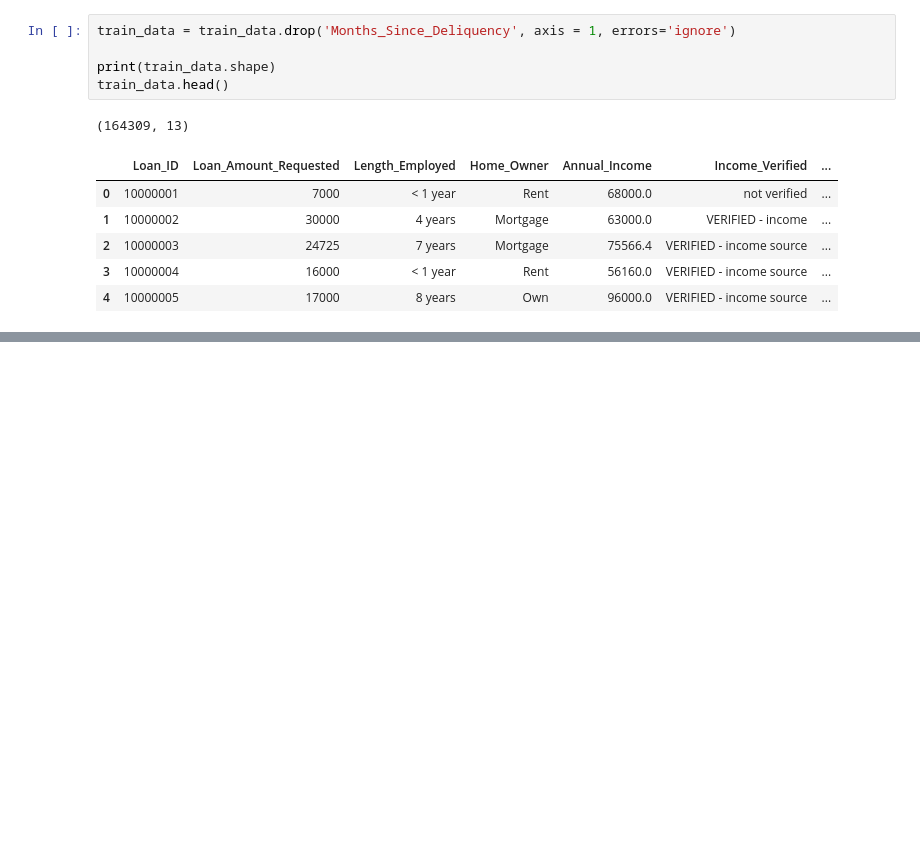
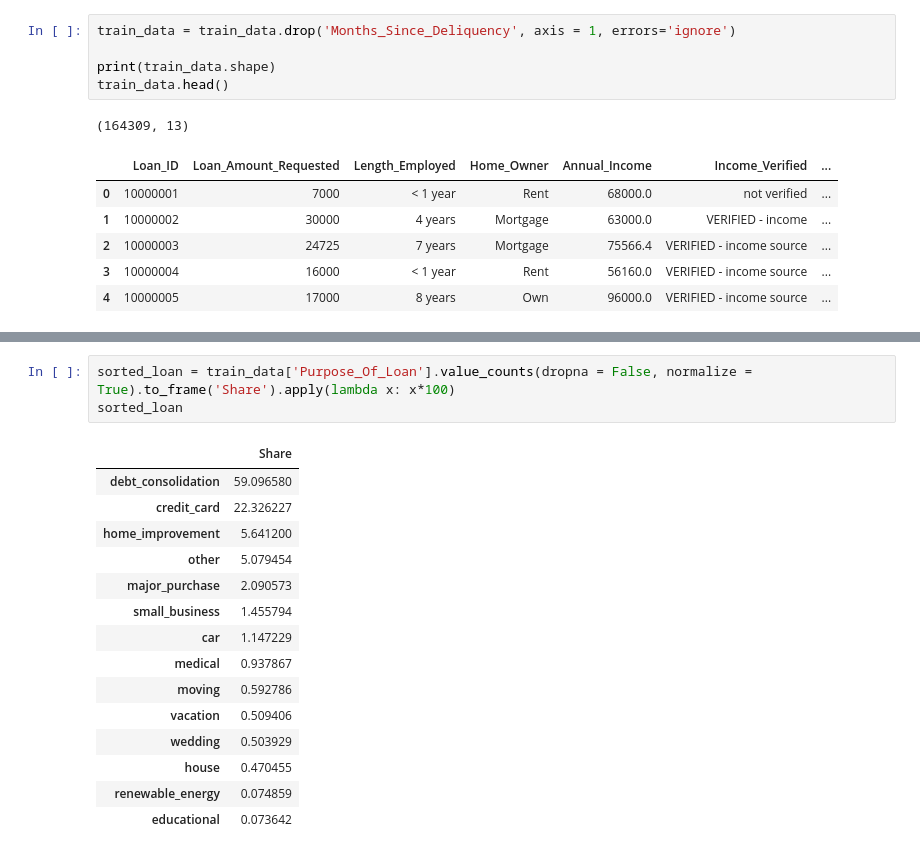
Before and after one commit to AvinashRamireddy31/Banking, a Jupyter notebook: src/data_processing/data_processing.ipynb, the cells around one changed output, grey strips where cells are left out. Drawn from its saved outputs; the diff is of its cells as text; blank space fills up the shorter version.

```diff
--- a/src/data_processing/data_processing.ipynb
+++ b/src/data_processing/data_processing.ipynb
@@ -234,0 +287,19 @@ train_data.head()
+# %%
+sorted_loan = train_data['Purpose_Of_Loan'].value_counts(dropna = False, normalize = True).to_frame('Share').apply(lambda x: x*100)
+sorted_loan
+# %% [output]
+|  | Share |
+| debt_consolidation | 59.096580 |
+| credit_card | 22.326227 |
+| home_improvement | 5.641200 |
+| other | 5.079454 |
+| major_purchase | 2.090573 |
+| small_business | 1.455794 |
+| car | 1.147229 |
+| medical | 0.937867 |
+| moving | 0.592786 |
+| vacation | 0.509406 |
+| wedding | 0.503929 |
+| house | 0.470455 |
+| renewable_energy | 0.074859 |
+| educational | 0.073642 |
```
Also changed, not shown: parts of 12 cells of this notebook.
